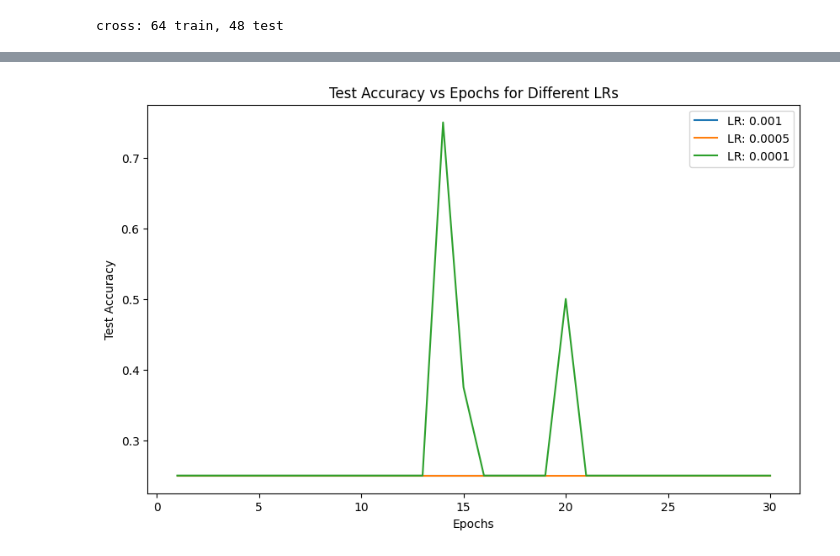
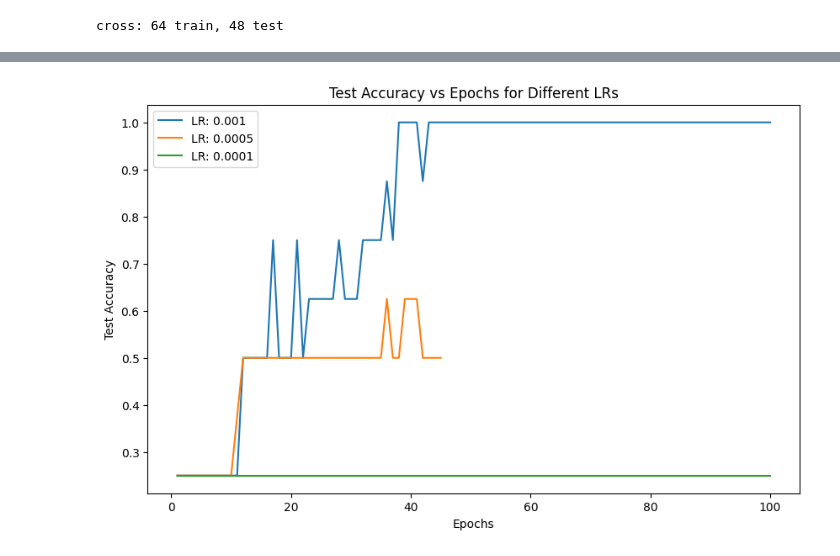
Before and after one commit to kianniek/UU_DeepLearning_Assignment_2, a Jupyter notebook: notebooks/main.ipynb, the cells around one changed output, grey strips where cells are left out. Drawn from its saved outputs; the diff is of its cells as text; code cells hidden in the pictures.

```diff
--- a/notebooks/main.ipynb
+++ b/notebooks/main.ipynb
@@ -314,11 +341,12 @@ CNN_1D_Classifier(
 # %%
 import copy
 
-def train_model(model, train_loader, test_loader, num_epochs=50, learning_rate=1e-3, patience=10):
+def train_gat_gru_model(model, train_loader, test_loader, num_epochs = 100, learning_rate = 3e-3, patience = 25):
     device = torch.device('cuda' if torch.cuda.is_available() else 'cpu')
     model = model.to(device)
     criterion = nn.CrossEntropyLoss()
-    optimizer = torch.optim.Adam(model.parameters(), lr=learning_rate, weight_decay=learning_rate)
+    optimizer = torch.optim.Adam(model.parameters(), lr = learning_rate, weight_decay = 1e-4)
+    scheduler = torch.optim.lr_scheduler.ReduceLROnPlateau(optimizer, mode = 'min', patience = 5, factor = 0.5)
 
     results = {'train_acc': [], 'test_acc': [], 'train_loss': [], 'test_loss': []}
 
@@ -330,18 +358,18 @@ def train_model(model, train_loader, test_loader, num_epochs=50, learning_rate=1
         model.train()
         running_loss, correct, total = 0.0, 0, 0
 
-        for inputs, labels in train_loader:
-            inputs, labels = inputs.to(device), labels.to(device)
+        for batch in train_loader:
+            batch = batch.to(device)
             optimizer.zero_grad()
-            outputs = model(inputs)
-            loss = criterion(outputs, labels)
+            outputs = model(batch.x, batch.edge_index, batch.batch)
+            loss = criterion(outputs, batch.y)
             loss.backward()
             optimizer.step()
 
-            running_loss += loss.item() * inputs.size(0)
+            running_loss += loss.item() * batch.num_graphs
             _, predicted = torch.max(outputs, 1)
-            total += labels.size(0)
-            correct += (predicted == labels).sum().item()
+            total += batch.num_graphs
+            correct += (predicted == batch.y).sum().item()
 
         epoch_loss = running_loss / total
         epoch_acc = correct / total
@@ -349,15 +377,14 @@ def train_model(model, train_loader, test_loader, num_epochs=50, learning_rate=1
         model.eval()
         test_loss_sum, test_correct, test_total = 0.0, 0, 0
         with torch.no_grad():
-            for inputs, labels in test_loader:
-                inputs, labels = inputs.to(device), labels.to(device)
-                outputs = model(inputs)
-                loss = criterion(outputs, labels)
-                test_loss_sum += loss.item() * inputs.size(0)
-
+            for batch in test_loader:
+                batch = batch.to(device)
+                outputs = model(batch.x, batch.edge_index, batch.batch)
+                loss = criterion(outputs, batch.y)
+                test_loss_sum += loss.item() * batch.num_graphs
                 _, predicted = torch.max(outputs, 1)
-                test_total += labels.size(0)
-                test_correct += (predicted == labels).sum().item()
+                test_total += batch.num_graphs
+                test_correct += (predicted == batch.y).sum().item()
 
         test_loss = test_loss_sum / test_total if test_total > 0 else 0
         test_acc = test_correct / test_total if test_total > 0 else 0
@@ -368,6 +395,8 @@ def train_model(model, train_loader, test_loader, num_epochs=50, learning_rate=1
         results['train_acc'].append(epoch_acc)
         results['test_loss'].append(test_loss)
         results['test_acc'].append(test_acc)
+
+        scheduler.step(test_loss)
 
         # Early Stopping based on validation loss
         if test_loss < best_test_loss:
@@ -384,7 +413,7 @@ def train_model(model, train_loader, test_loader, num_epochs=50, learning_rate=1
     model.load_state_dict(best_model_wts)
     return results
 
-print("running intra-subject training")
-intra_model = build_model()
-intra_subject_results = train_model(intra_model, intra_train_loader, intra_test_loader, num_epochs=50)
+print("training cnn-gat on intra-subject split...")
+gat_gru_intra_model = build_model()
+gat_gru_intra_results = train_gat_gru_model(gat_gru_intra_model, intra_train_graph_loader, intra_test_graph_loader)
 # %% [output]
@@ -536,7 +536,7 @@ print("testing different learning rates")
 for lr in learning_rates:
     print(f"\n--- LR: {lr} ---")
     hyper_model = build_model()
-    res = train_model(hyper_model, intra_train_loader, intra_test_loader, num_epochs=30, learning_rate=lr)
+    res = train_gat_gru_model(hyper_model, intra_train_graph_loader, intra_test_graph_loader, num_epochs=100, patience = 25, learning_rate=lr)
     hyper_results[str(lr)] = res
 
 plt.figure(figsize=(10, 6))
@@ -570 +570 @@ Epoch 30/30 - Train Loss: 0.2284 - Train Acc: 1.0000 - Test Loss: 1.3003 - Test
-[figure, old version]
+[figure, new version]
```
Also changed, not shown: parts of 11 cells of this notebook, 14 other files.
